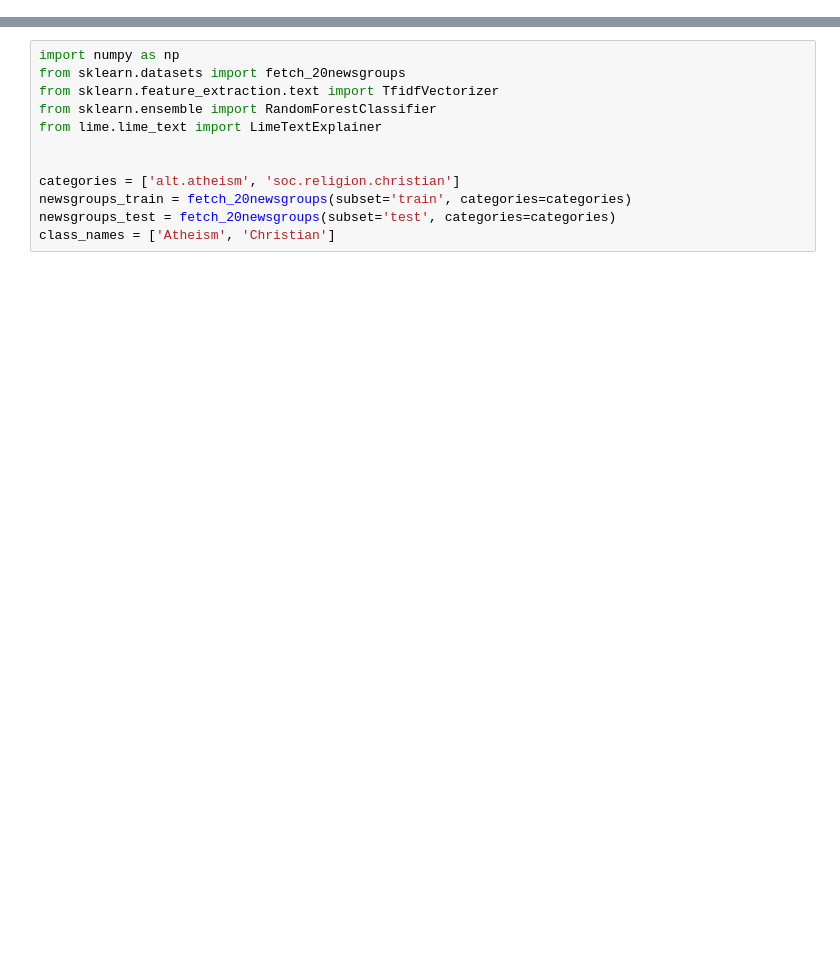
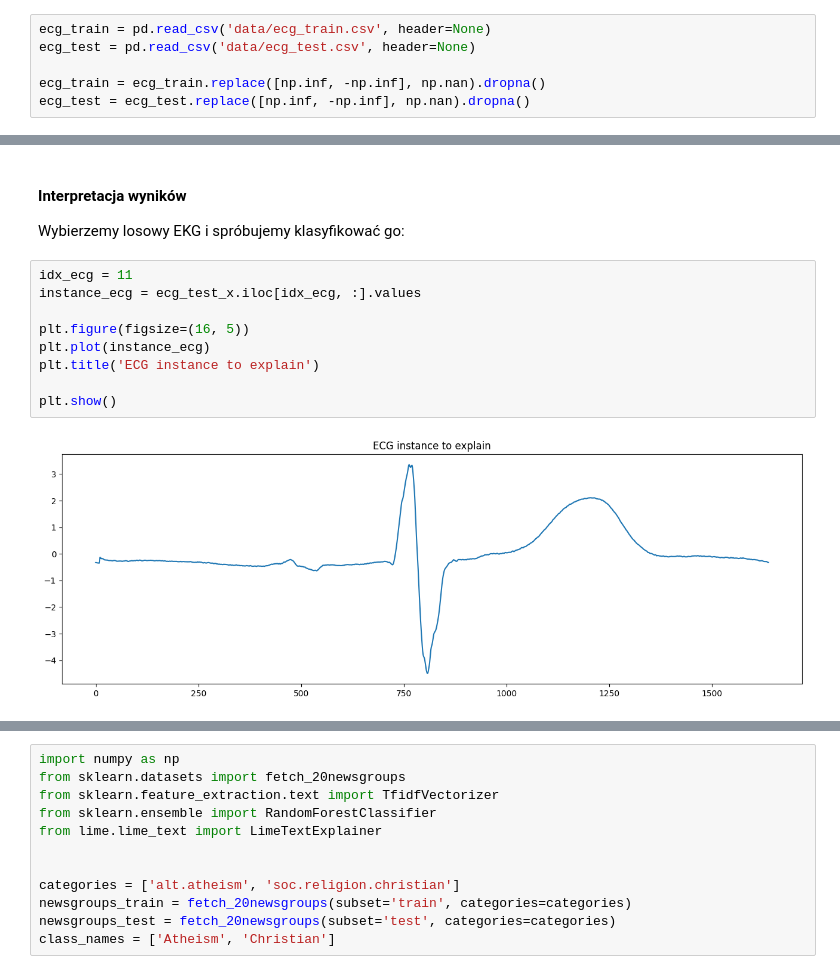
Before and after one commit to miadamczyk/miniproject_2, a Jupyter notebook: 3_LIME.ipynb, the cells around one changed output, grey strips where cells are left out. Drawn from its saved outputs; the diff is of its cells as text; blank space fills up the shorter version.

```diff
--- a/3_LIME.ipynb
+++ b/3_LIME.ipynb
@@ -98,0 +126,6 @@ Funkcja ta ma właściwość **submodularności** (efekt malejących zysków - d
+# %%
+ecg_train = pd.read_csv('data/ecg_train.csv', header=None)
+ecg_test = pd.read_csv('data/ecg_test.csv', header=None)
+
+ecg_train = ecg_train.replace([np.inf, -np.inf], np.nan).dropna()
+ecg_test = ecg_test.replace([np.inf, -np.inf], np.nan).dropna()
@@ -98,0 +297,15 @@ Funkcja ta ma właściwość **submodularności** (efekt malejących zysków - d
+# %% [markdown]
+#### Interpretacja wyników
+
+Wybierzemy losowy EKG i spróbujemy klasyfikować go:
+# %%
+idx_ecg = 11
+instance_ecg = ecg_test_x.iloc[idx_ecg, :].values
+
+plt.figure(figsize=(16, 5))
+plt.plot(instance_ecg)
+plt.title('ECG instance to explain')
+
+plt.show()
+# %% [output]
+[figure, added]
```
Also changed, not shown: parts of 31 cells of this notebook, 7 other files.
